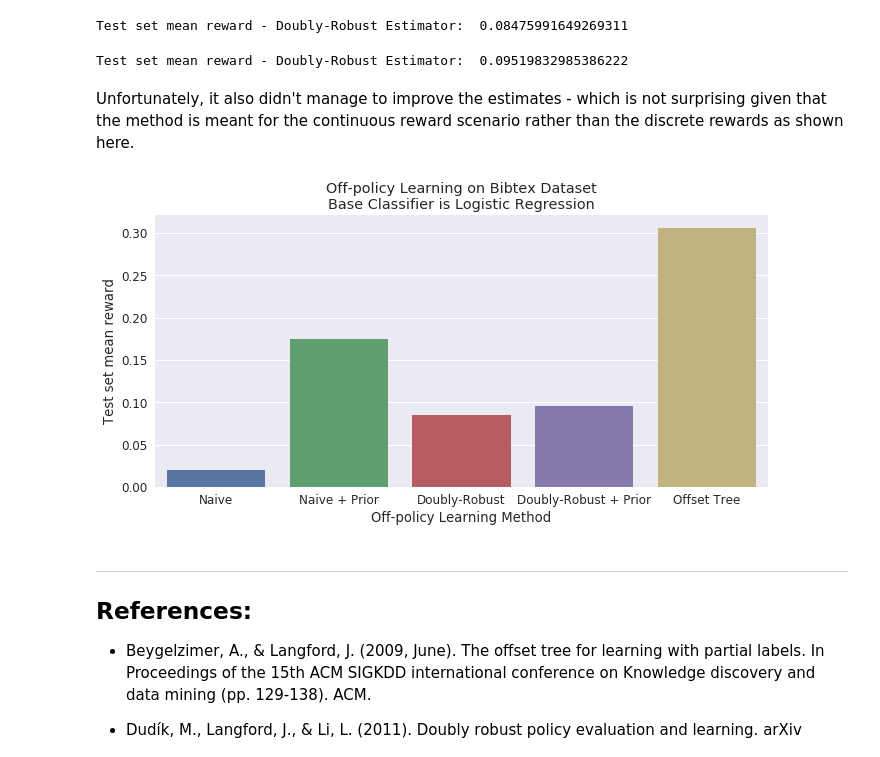
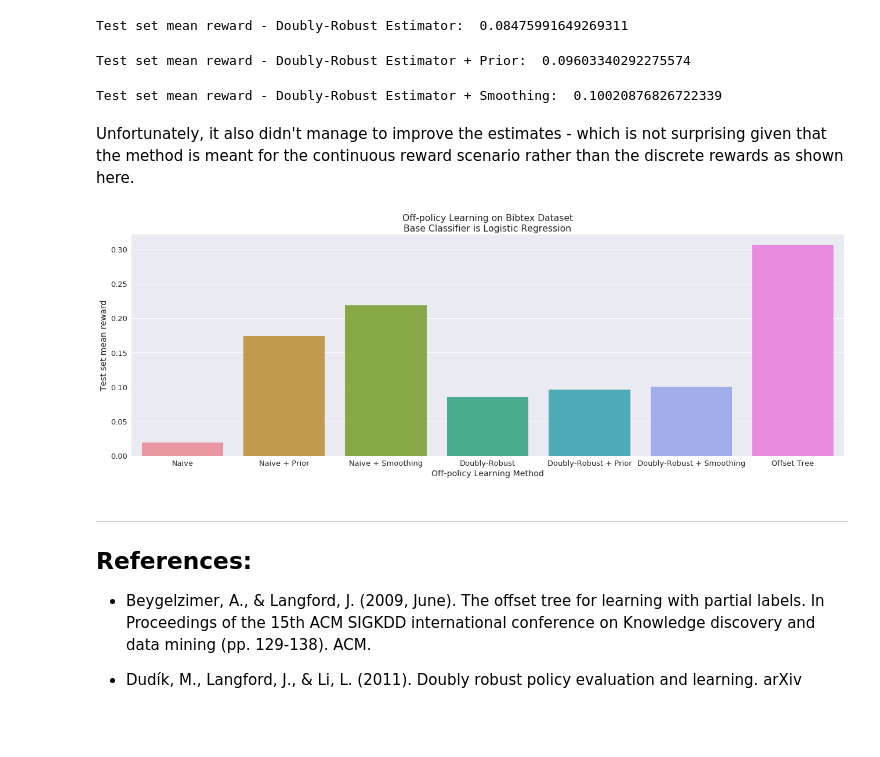
Before and after one commit to david-cortes/contextualbandits, a Jupyter notebook: example/offpolicy_learning.ipynb, the cells around one changed output. Cells and saved outputs as stored; diff of their text form; code cells hidden in the pictures; blank space fills up the shorter version.

```diff
--- a/example/offpolicy_learning.ipynb
+++ b/example/offpolicy_learning.ipynb
@@ -174,0 +175,10 @@ Test set mean reward - Separate Classifiers + Prior:  0.17453027139874738
+# %%
+from contextualbandits.online import SeparateClassifiers
+from sklearn.linear_model import LogisticRegression
+
+new_policy = SeparateClassifiers(base_algorithm=LogisticRegression(), nchoices=y.shape[1],
+                                 beta_prior=None, smoothing = (1,2))
+new_policy.fit(X=Xexplore_sample, a=actions_explore_sample, r=rewards_explore_sample)
+mean_reward_sm = np.mean(y[st_test:end_test, :]\
+                            [np.arange(end_test - st_test), new_policy.predict(Xtest)])
+print("Test set mean reward - Separate Classifiers + Smoothing: ", mean_reward_sm)
@@ -195,7 +207,7 @@ from sklearn.linear_model import LogisticRegression, Ridge
 new_policy = DoublyRobustEstimator(base_algorithm = Ridge(),
                                    reward_estimator = LogisticRegression(),
                                    nchoices = y.shape[1],
-                                   method = 'rovr')
+                                   method = 'rovr', beta_prior = None, smoothing = None)
 new_policy.fit(X=Xexplore_sample, a=actions_explore_sample, r=rewards_explore_sample, p=prob_actions_explore)
 mean_reward_dr = np.mean(y[st_test:end_test, :][np.arange(end_test - st_test), new_policy.predict(Xtest)])
 print("Test set mean reward - Doubly-Robust Estimator: ", mean_reward_dr)
@@ -205,34 +217,44 @@ Test set mean reward - Doubly-Robust Estimator:  0.08475991649269311
 new_policy = DoublyRobustEstimator(base_algorithm = Ridge(),
                                    reward_estimator = LogisticRegression(),
                                    nchoices = y.shape[1],
-                                   method = 'rovr', beta_prior="auto")
+                                   method = 'rovr', beta_prior = "auto", smoothing = None)
 new_policy.fit(X=Xexplore_sample, a=actions_explore_sample, r=rewards_explore_sample, p=prob_actions_explore)
 mean_reward_dr_prior = np.mean(y[st_test:end_test, :][np.arange(end_test - st_test), new_policy.predict(Xtest)])
-print("Test set mean reward - Doubly-Robust Estimator: ", mean_reward_dr_prior)
+print("Test set mean reward - Doubly-Robust Estimator + Prior: ", mean_reward_dr_prior)
 # %% [output]
-Test set mean reward - Doubly-Robust Estimator:  0.09519832985386222
+Test set mean reward - Doubly-Robust Estimator + Prior:  0.09603340292275574
+# %%
+new_policy = DoublyRobustEstimator(base_algorithm = Ridge(),
+                                   reward_estimator = LogisticRegression(),
+                                   nchoices = y.shape[1],
+                                   method = 'rovr', beta_prior = None, smoothing = (1, 2))
+new_policy.fit(X=Xexplore_sample, a=actions_explore_sample, r=rewards_explore_sample, p=prob_actions_explore)
+mean_reward_dr_sm = np.mean(y[st_test:end_test, :][np.arange(end_test - st_test), new_policy.predict(Xtest)])
+print("Test set mean reward - Doubly-Robust Estimator + Smoothing: ", mean_reward_dr_sm)
+# %% [output]
+Test set mean reward - Doubly-Robust Estimator + Smoothing:  0.10020876826722339
 # %% [markdown]
 Unfortunately, it also didn't manage to improve the estimates - which is not surprising given that the method is meant for the continuous reward scenario rather than the discrete rewards as shown here.
 # %%
 import matplotlib.pyplot as plt, pandas as pd
 import seaborn as sns
 from pylab import rcParams
 %matplotlib inline
 
 results = pd.DataFrame({
-    'Off-policy Learning Method' : ['Naive', 'Naive + Prior', 'Doubly-Robust',
-                                    'Doubly-Robust + Prior', 'Offset Tree'],
-    'Test set mean reward' : [mean_reward_naive, mean_reward_beta, mean_reward_dr,
-                              mean_reward_dr_prior, mean_reward_ot]
+    'Off-policy Learning Method' : ['Naive', 'Naive + Prior', 'Naive + Smoothing', 'Doubly-Robust',
+                                    'Doubly-Robust + Prior', 'Doubly-Robust + Smoothing', 'Offset Tree'],
+    'Test set mean reward' : [mean_reward_naive, mean_reward_beta, mean_reward_sm, mean_reward_dr,
+                              mean_reward_dr_prior, mean_reward_dr_sm, mean_reward_ot]
 })
 
-sns.set(font_scale = 1.2)
-rcParams['figure.figsize'] = 11, 5
+sns.set(font_scale = 1.3)
+rcParams['figure.figsize'] = 22, 7
 sns.barplot(x = "Off-policy Learning Method", y="Test set mean reward", data=results)
 plt.title('Off-policy Learning on Bibtex Dataset\nBase Classifier is Logistic Regression')
 plt.show()
 # %% [output]
-[figure, old version]
+[figure, new version]
 # %% [markdown]
 ** *
 <a id="p4"></a>
```
Also changed, not shown: parts of 2 cells of this notebook, 3 other files.
